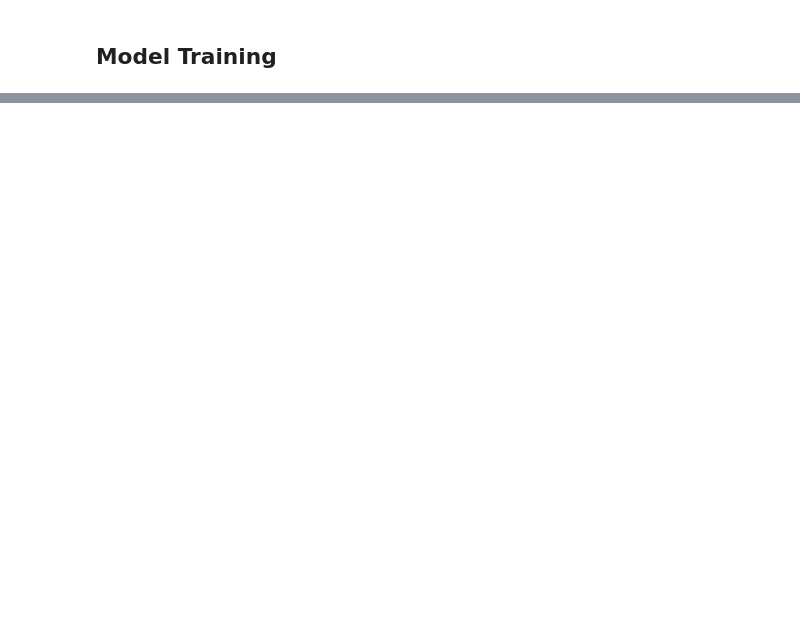
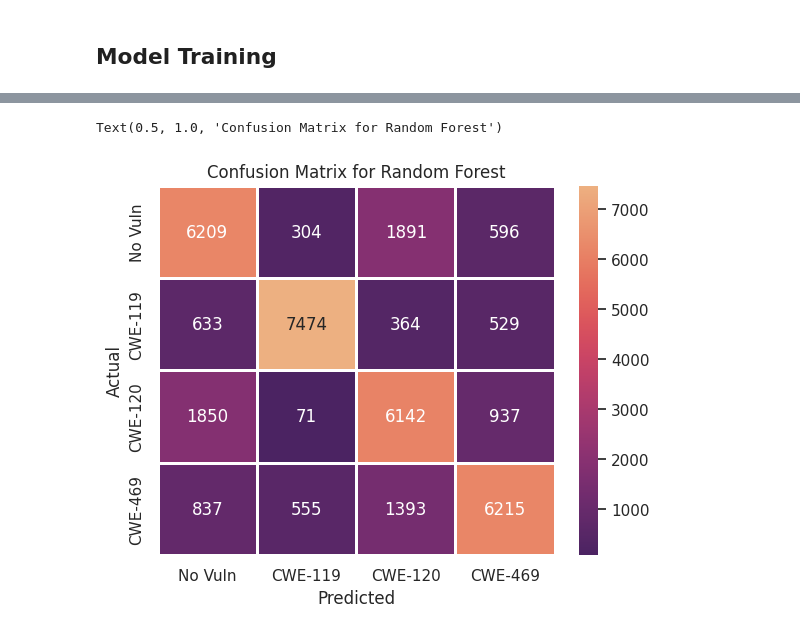
Before and after one commit to kde1704/CS5131, a Jupyter notebook: model.ipynb, the cells around one changed output, grey strips where cells are left out. Drawn from its saved outputs; the diff is of its cells as text; code cells hidden in the pictures; blank space fills up the shorter version.

```diff
--- a/model.ipynb
+++ b/model.ipynb
@@ -199,0 +346,19 @@ model.compile(optimizer='adam',
+# %%
+from sklearn.model_selection import RandomizedSearchCV
+
+# Hyperparameter tuning
+n_estimators = [int(x) for x in np.linspace(start = 200, stop = 500, num = 50)]
+max_depth = [int(x) for x in np.linspace(30, 80, num = 11)]
+max_depth.append(None)
+min_samples_split = [2, 5, 10]
+min_samples_leaf = [1, 2, 4]
+bootstrap = [True, False]
+random_grid = {'n_estimators': n_estimators,
+               'max_depth': max_depth,
+               'min_samples_split': min_samples_split,
+               'min_samples_leaf': min_samples_leaf,
+               'bootstrap': bootstrap}
+
+rf = RandomForestClassifier()
+rf_random = RandomizedSearchCV(estimator = rf, param_distributions = random_grid, n_iter = 150, cv = 3)
+rf_random.fit(train_representations[:50 * batch_size], classes[:50 * batch_size])
@@ -199,0 +381,2 @@ model.compile(optimizer='adam',
+# %%
+rf_model = rf_random.best_estimator_
@@ -199,0 +385,3 @@ model.compile(optimizer='adam',
+# %%
+val_representations = cnn_model.predict(val_ds)
+predictions = rf_model.predict(val_representations)
@@ -199,0 +390,24 @@ model.compile(optimizer='adam',
+# %%
+from tqdm import tqdm
+
+b = np.zeros((4, 4))
+
+for i, p in enumerate(tqdm(predictions)):
+    b[i % 4,p] += 1
+# %%
+sns.set_theme()
+sns.heatmap(b,
+            linewidths=1,
+            annot=True,
+            fmt='g',
+            xticklabels=['No Vuln', 'CWE-119', 'CWE-120', 'CWE-469'],
+            yticklabels=['No Vuln', 'CWE-119', 'CWE-120', 'CWE-469'],
+            cmap='flare_r'
+)
+
+plt.xlabel('Predicted')
+plt.ylabel('Actual')
+plt.title('Confusion Matrix for Random Forest')
+# %% [output]
+Text(0.5, 1.0, 'Confusion Matrix for Random Forest')
+[figure, added]
```
Also changed, not shown: parts of 57 cells of this notebook, 2 other files.
